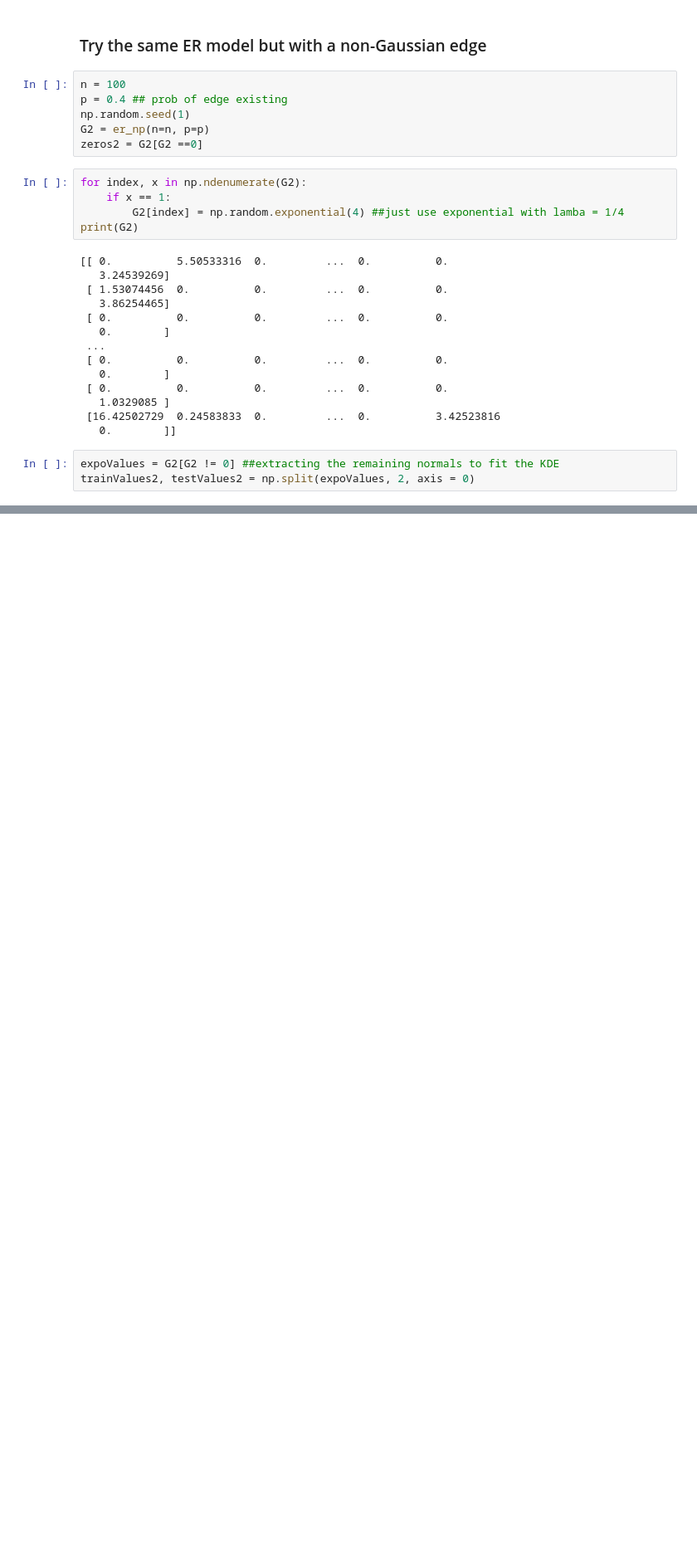
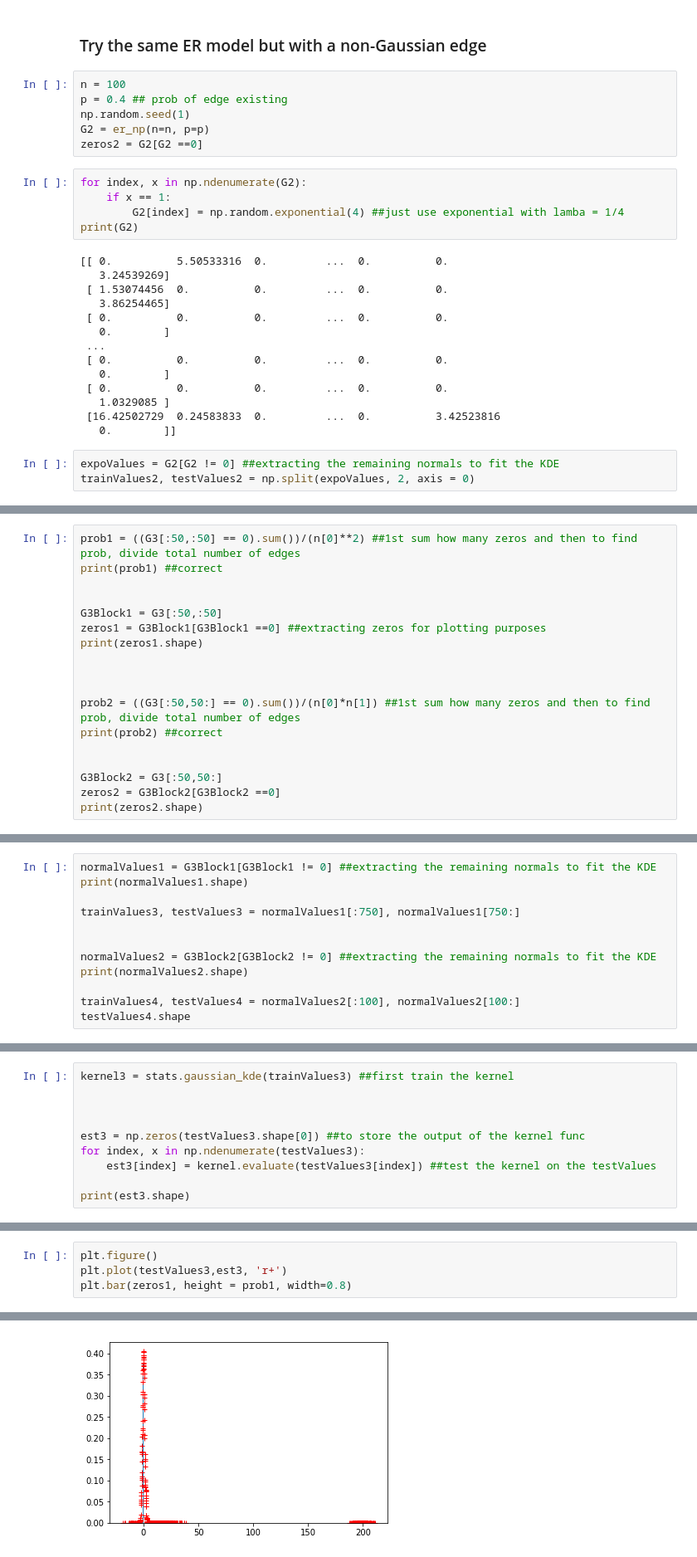
Before and after one commit to dmannan/graph_classification, a Jupyter notebook: KDEfittingZImodels.ipynb, the cells around one changed output, grey strips where cells are left out. Shown at 83% size. Drawn from its saved outputs; the diff is of its cells as text; blank space fills up the shorter version.

```diff
--- a/KDEfittingZImodels.ipynb
+++ b/KDEfittingZImodels.ipynb
@@ -122,0 +150,18 @@ TypeError: float() argument must be a string or a number, not 'KernelDensity'
+# %%
+prob1 = ((G3[:50,:50] == 0).sum())/(n[0]**2) ##1st sum how many zeros and then to find prob, divide total number of edges
+print(prob1) ##correct
+
+
+G3Block1 = G3[:50,:50]
+zeros1 = G3Block1[G3Block1 ==0] ##extracting zeros for plotting purposes
+print(zeros1.shape)
+
+
+
+prob2 = ((G3[:50,50:] == 0).sum())/(n[0]*n[1]) ##1st sum how many zeros and then to find prob, divide total number of edges
+print(prob2) ##correct
+
+
+G3Block2 = G3[:50,50:]
+zeros2 = G3Block2[G3Block2 ==0]
+print(zeros2.shape)
@@ -122,0 +177,12 @@ TypeError: float() argument must be a string or a number, not 'KernelDensity'
+# %%
+normalValues1 = G3Block1[G3Block1 != 0] ##extracting the remaining normals to fit the KDE
+print(normalValues1.shape)
+
+trainValues3, testValues3 = normalValues1[:750], normalValues1[750:]
+
+
+normalValues2 = G3Block2[G3Block2 != 0] ##extracting the remaining normals to fit the KDE
+print(normalValues2.shape)
+
+trainValues4, testValues4 = normalValues2[:100], normalValues2[100:]
+testValues4.shape
@@ -122,0 +193,10 @@ TypeError: float() argument must be a string or a number, not 'KernelDensity'
+# %%
+kernel3 = stats.gaussian_kde(trainValues3) ##first train the kernel
+
+
+
+est3 = np.zeros(testValues3.shape[0]) ##to store the output of the kernel func
+for index, x in np.ndenumerate(testValues3):
+    est3[index] = kernel.evaluate(testValues3[index]) ##test the kernel on the testValues
+
+print(est3.shape)
@@ -122,0 +217,5 @@ TypeError: float() argument must be a string or a number, not 'KernelDensity'
+# %%
+plt.figure()
+plt.plot(testValues3,est3, 'r+')
+plt.bar(zeros1, height = prob1, width=0.8)
+# %% [output]
@@ -122,0 +223 @@ TypeError: float() argument must be a string or a number, not 'KernelDensity'
+[figure, added]
```
Also changed, not shown: parts of 15 cells of this notebook.
